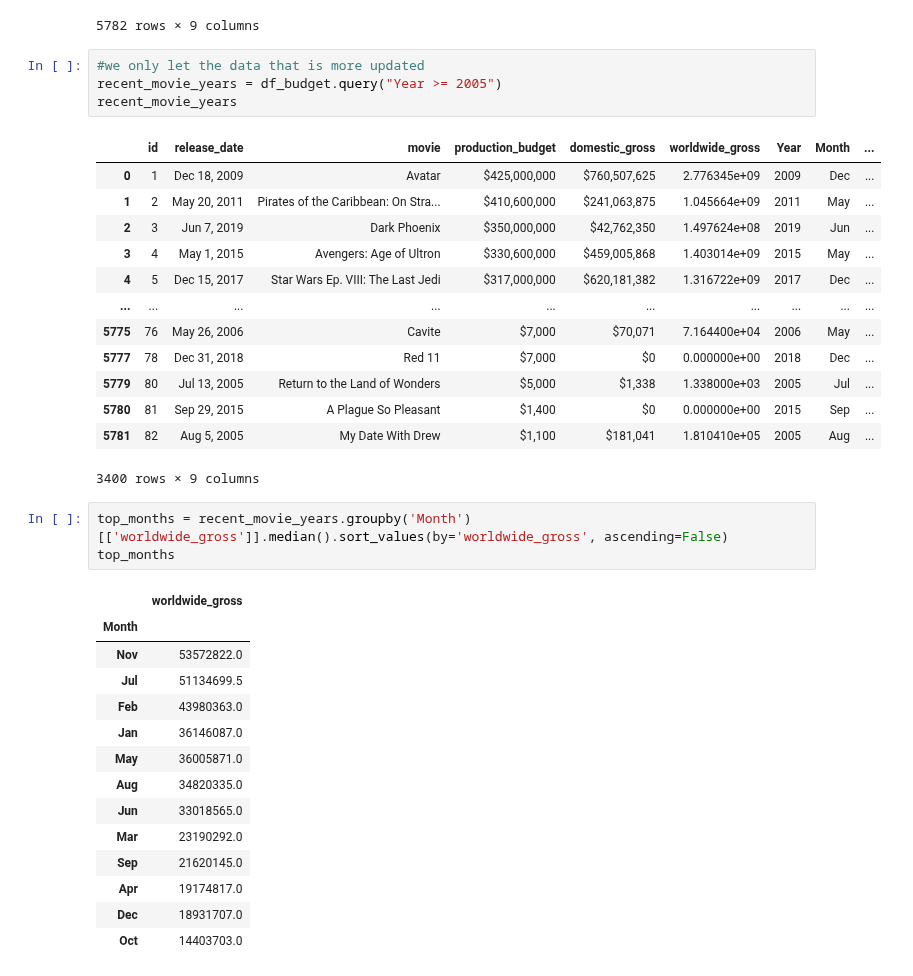
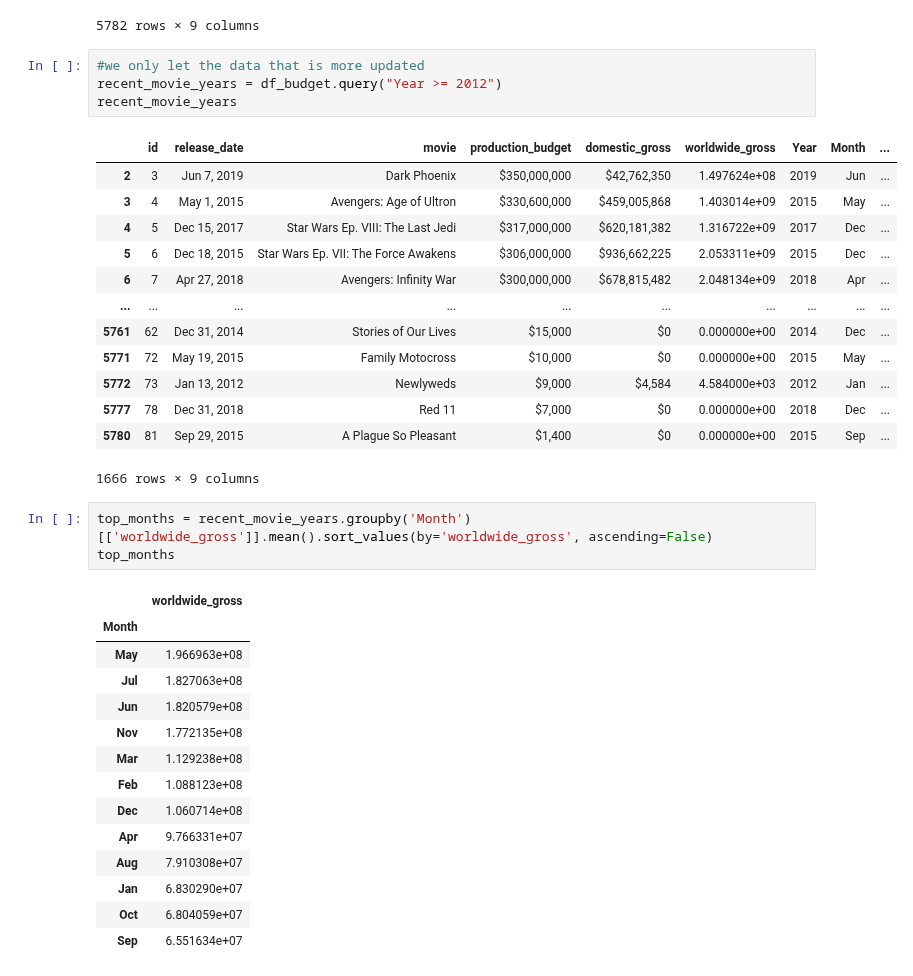
Before and after one commit to omunozsanchezdeloitte/Capstone---LPod-3, a Jupyter notebook: index.ipynb, the cells around one changed output. Cells and saved outputs as stored; diff of their text form.

Commit message:
added more changes in eda budget analysis

```diff
--- a/index.ipynb
+++ b/index.ipynb
@@ -150,40 +214,40 @@ df_budget
 5782 rows × 9 columns
 # %%
 #we only let the data that is more updated
-recent_movie_years = df_budget.query("Year >= 2005")
+recent_movie_years = df_budget.query("Year >= 2012")
 recent_movie_years
 # %% [output]
 |  | id | release_date | movie | production_budget | domestic_gross | worldwide_gross | Year | Month | ... |
-| 0 | 1 | Dec 18, 2009 | Avatar | $425,000,000 | $760,507,625 | 2.776345e+09 | 2009 | Dec | ... |
-| 1 | 2 | May 20, 2011 | Pirates of the Caribbean: On Stra... | $410,600,000 | $241,063,875 | 1.045664e+09 | 2011 | May | ... |
 | 2 | 3 | Jun 7, 2019 | Dark Phoenix | $350,000,000 | $42,762,350 | 1.497624e+08 | 2019 | Jun | ... |
 | 3 | 4 | May 1, 2015 | Avengers: Age of Ultron | $330,600,000 | $459,005,868 | 1.403014e+09 | 2015 | May | ... |
 | 4 | 5 | Dec 15, 2017 | Star Wars Ep. VIII: The Last Jedi | $317,000,000 | $620,181,382 | 1.316722e+09 | 2017 | Dec | ... |
+| 5 | 6 | Dec 18, 2015 | Star Wars Ep. VII: The Force Awakens | $306,000,000 | $936,662,225 | 2.053311e+09 | 2015 | Dec | ... |
+| 6 | 7 | Apr 27, 2018 | Avengers: Infinity War | $300,000,000 | $678,815,482 | 2.048134e+09 | 2018 | Apr | ... |
 | ... | ... | ... | ... | ... | ... | ... | ... | ... | ... |
-| 5775 | 76 | May 26, 2006 | Cavite | $7,000 | $70,071 | 7.164400e+04 | 2006 | May | ... |
+| 5761 | 62 | Dec 31, 2014 | Stories of Our Lives | $15,000 | $0 | 0.000000e+00 | 2014 | Dec | ... |
+| 5771 | 72 | May 19, 2015 | Family Motocross | $10,000 | $0 | 0.000000e+00 | 2015 | May | ... |
+| 5772 | 73 | Jan 13, 2012 | Newlyweds | $9,000 | $4,584 | 4.584000e+03 | 2012 | Jan | ... |
 | 5777 | 78 | Dec 31, 2018 | Red 11 | $7,000 | $0 | 0.000000e+00 | 2018 | Dec | ... |
-| 5779 | 80 | Jul 13, 2005 | Return to the Land of Wonders | $5,000 | $1,338 | 1.338000e+03 | 2005 | Jul | ... |
 | 5780 | 81 | Sep 29, 2015 | A Plague So Pleasant | $1,400 | $0 | 0.000000e+00 | 2015 | Sep | ... |
-| 5781 | 82 | Aug 5, 2005 | My Date With Drew | $1,100 | $181,041 | 1.810410e+05 | 2005 | Aug | ... |
-3400 rows × 9 columns
+1666 rows × 9 columns
 # %%
-top_months = recent_movie_years.groupby('Month')[['worldwide_gross']].median().sort_values(by='worldwide_gross', ascending=False)
+top_months = recent_movie_years.groupby('Month')[['worldwide_gross']].mean().sort_values(by='worldwide_gross', ascending=False)
 top_months
 # %% [output]
 |  | worldwide_gross |
 | Month |  |
-| Nov | 53572822.0 |
-| Jul | 51134699.5 |
-| Feb | 43980363.0 |
-| Jan | 36146087.0 |
-| May | 36005871.0 |
-| Aug | 34820335.0 |
-| Jun | 33018565.0 |
-| Mar | 23190292.0 |
-| Sep | 21620145.0 |
-| Apr | 19174817.0 |
-| Dec | 18931707.0 |
-| Oct | 14403703.0 |
+| May | 1.966963e+08 |
+| Jul | 1.827063e+08 |
+| Jun | 1.820579e+08 |
+| Nov | 1.772135e+08 |
+| Mar | 1.129238e+08 |
+| Feb | 1.088123e+08 |
+| Dec | 1.060714e+08 |
+| Apr | 9.766331e+07 |
+| Aug | 7.910308e+07 |
+| Jan | 6.830290e+07 |
+| Oct | 6.804059e+07 |
+| Sep | 6.551634e+07 |
 # %%
 # Now we can reset the index so that the first column is called "Months"
 
```
Also changed, not shown: parts of 14 cells of this notebook.
